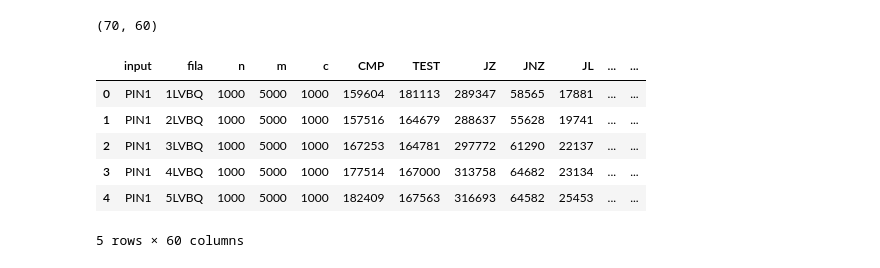
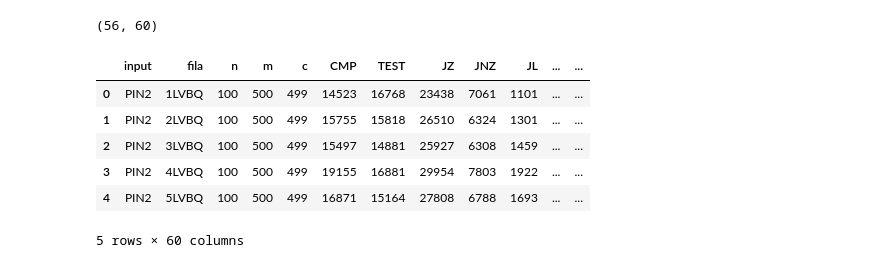
Before and after one commit to anacarlaaf/IC-2025-26-pqs-dijsktra-spp, a Jupyter notebook: utils/analise_pin.ipynb, the cells around one changed output. Drawn from its saved outputs; the diff is of its cells as text; code cells hidden in the pictures.

```diff
--- a/utils/analise_pin.ipynb
+++ b/utils/analise_pin.ipynb
@@ -4,18 +4,18 @@ import matplotlib.pyplot as plt
 import numpy as np
 # %%
 df = pd.read_csv(
-    "../data/outs/0322/all_pin.csv",
+    "../data/outs/03282/all_pin.csv",
     engine="python",      # parser mais tolerante
     on_bad_lines="skip"   # ignora linhas inválidas
 )
 print(df.shape)
 df.head()
 # %% [output]
-(70, 60)
+(56, 60)
 |  | input | fila | n | m | c | CMP | TEST | JZ | JNZ | JL | ... | ... |
-| 0 | PIN1 | 1LVBQ | 1000 | 5000 | 1000 | 159604 | 181113 | 289347 | 58565 | 17881 | ... | ... |
-| 1 | PIN1 | 2LVBQ | 1000 | 5000 | 1000 | 157516 | 164679 | 288637 | 55628 | 19741 | ... | ... |
-| 2 | PIN1 | 3LVBQ | 1000 | 5000 | 1000 | 167253 | 164781 | 297772 | 61290 | 22137 | ... | ... |
-| 3 | PIN1 | 4LVBQ | 1000 | 5000 | 1000 | 177514 | 167000 | 313758 | 64682 | 23134 | ... | ... |
-| 4 | PIN1 | 5LVBQ | 1000 | 5000 | 1000 | 182409 | 167563 | 316693 | 64582 | 25453 | ... | ... |
+| 0 | PIN2 | 1LVBQ | 100 | 500 | 499 | 14523 | 16768 | 23438 | 7061 | 1101 | ... | ... |
+| 1 | PIN2 | 2LVBQ | 100 | 500 | 499 | 15755 | 15818 | 26510 | 6324 | 1301 | ... | ... |
+| 2 | PIN2 | 3LVBQ | 100 | 500 | 499 | 15497 | 14881 | 25927 | 6308 | 1459 | ... | ... |
+| 3 | PIN2 | 4LVBQ | 100 | 500 | 499 | 19155 | 16881 | 29954 | 7803 | 1922 | ... | ... |
+| 4 | PIN2 | 5LVBQ | 100 | 500 | 499 | 16871 | 15164 | 27808 | 6788 | 1693 | ... | ... |
 5 rows × 60 columns
```
Also changed, not shown: parts of 15 cells of this notebook.
